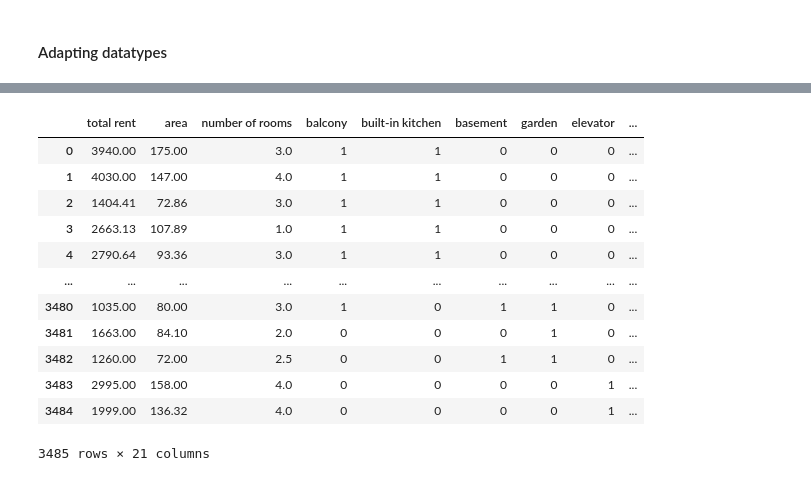
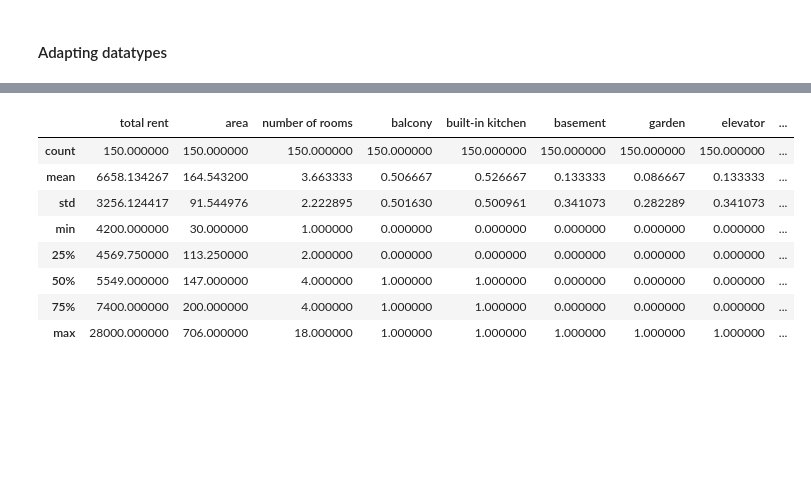
Before and after one commit to nullsieben/Berlin_Rent_Analyzer, a Jupyter notebook: 1_Data_Cleaning_immo24warm.ipynb, the cells around one changed output, grey strips where cells are left out. Drawn from its saved outputs; the diff is of its cells as text; code cells hidden in the pictures; blank space fills up the shorter version.

```diff
--- a/1_Data_Cleaning_immo24warm.ipynb
+++ b/1_Data_Cleaning_immo24warm.ipynb
@@ -353,0 +208,6 @@ df[["district_tiergarten", "district_wannsee", "district_wedding","district_wei
+# %%
+data.columns = data.columns.str.lower()
+# %%
+pd.set_option("display.max_columns", None)
+data.columns
+data.tail()
@@ -353,0 +250,3 @@ df[["district_tiergarten", "district_wannsee", "district_wedding","district_wei
+# %%
+for i in range (7,-1):
+    data[data.columns[i]]=data[data.columns[i]].astype(int)
@@ -353,0 +290,11 @@ df[["district_tiergarten", "district_wannsee", "district_wedding","district_wei
+# %%
+def what_are_outliers(df, column_names):
+    """ returns a df with outliers for the specified column names"""
+    if isinstance(df, pd.core.frame.DataFrame):
+        Q1 = df[column_names].quantile(0.25)
+        Q3 = df[column_names].quantile(0.75)
+        IQR = Q3 - Q1
+        true_list = (df[column_names] < (Q1 - 1.5*IQR)) | (df[column_names] > (Q3 + 1.5*IQR))
+        return df[true_list]
+    else:
+        raise TypeError
@@ -354 +309,14 @@ df[["district_tiergarten", "district_wannsee", "district_wedding","district_wei
+# %%
+check = what_are_outliers(data, "total rent")
+check.describe()
+# %% [output]
+|  | total rent | area | number of rooms | balcony | built-in kitchen | basement | garden | elevator | ... |
+| count | 150.000000 | 150.000000 | 150.000000 | 150.000000 | 150.000000 | 150.000000 | 150.000000 | 150.000000 | ... |
+| mean | 6658.134267 | 164.543200 | 3.663333 | 0.506667 | 0.526667 | 0.133333 | 0.086667 | 0.133333 | ... |
+| std | 3256.124417 | 91.544976 | 2.222895 | 0.501630 | 0.500961 | 0.341073 | 0.282289 | 0.341073 | ... |
+| min | 4200.000000 | 30.000000 | 1.000000 | 0.000000 | 0.000000 | 0.000000 | 0.000000 | 0.000000 | ... |
+| 25% | 4569.750000 | 113.250000 | 2.000000 | 0.000000 | 0.000000 | 0.000000 | 0.000000 | 0.000000 | ... |
+| 50% | 5549.000000 | 147.000000 | 4.000000 | 1.000000 | 1.000000 | 0.000000 | 0.000000 | 0.000000 | ... |
+| 75% | 7400.000000 | 200.000000 | 4.000000 | 1.000000 | 1.000000 | 0.000000 | 0.000000 | 0.000000 | ... |
+| max | 28000.000000 | 706.000000 | 18.000000 | 1.000000 | 1.000000 | 1.000000 | 1.000000 | 1.000000 | ... |
 # %%
@@ -356,16 +323,0 @@ df_numeric = df.select_dtypes(include=["int","float"])
-# %%
-df_numeric
-# %% [output]
-|  | total rent | area | number of rooms | balcony | built-in kitchen | basement | garden | elevator | ... |
-| 0 | 3940.00 | 175.00 | 3.0 | 1 | 1 | 0 | 0 | 0 | ... |
-| 1 | 4030.00 | 147.00 | 4.0 | 1 | 1 | 0 | 0 | 0 | ... |
-| 2 | 1404.41 | 72.86 | 3.0 | 1 | 1 | 0 | 0 | 0 | ... |
-| 3 | 2663.13 | 107.89 | 1.0 | 1 | 1 | 0 | 0 | 0 | ... |
-| 4 | 2790.64 | 93.36 | 3.0 | 1 | 1 | 0 | 0 | 0 | ... |
-| ... | ... | ... | ... | ... | ... | ... | ... | ... | ... |
-| 3480 | 1035.00 | 80.00 | 3.0 | 1 | 0 | 1 | 1 | 0 | ... |
-| 3481 | 1663.00 | 84.10 | 2.0 | 0 | 0 | 0 | 1 | 0 | ... |
-| 3482 | 1260.00 | 72.00 | 2.5 | 0 | 0 | 1 | 1 | 0 | ... |
-| 3483 | 2995.00 | 158.00 | 4.0 | 0 | 0 | 0 | 0 | 1 | ... |
-| 3484 | 1999.00 | 136.32 | 4.0 | 0 | 0 | 0 | 0 | 1 | ... |
-3485 rows × 21 columns
```
Also changed, not shown: parts of 55 cells of this notebook, 12 other files.
